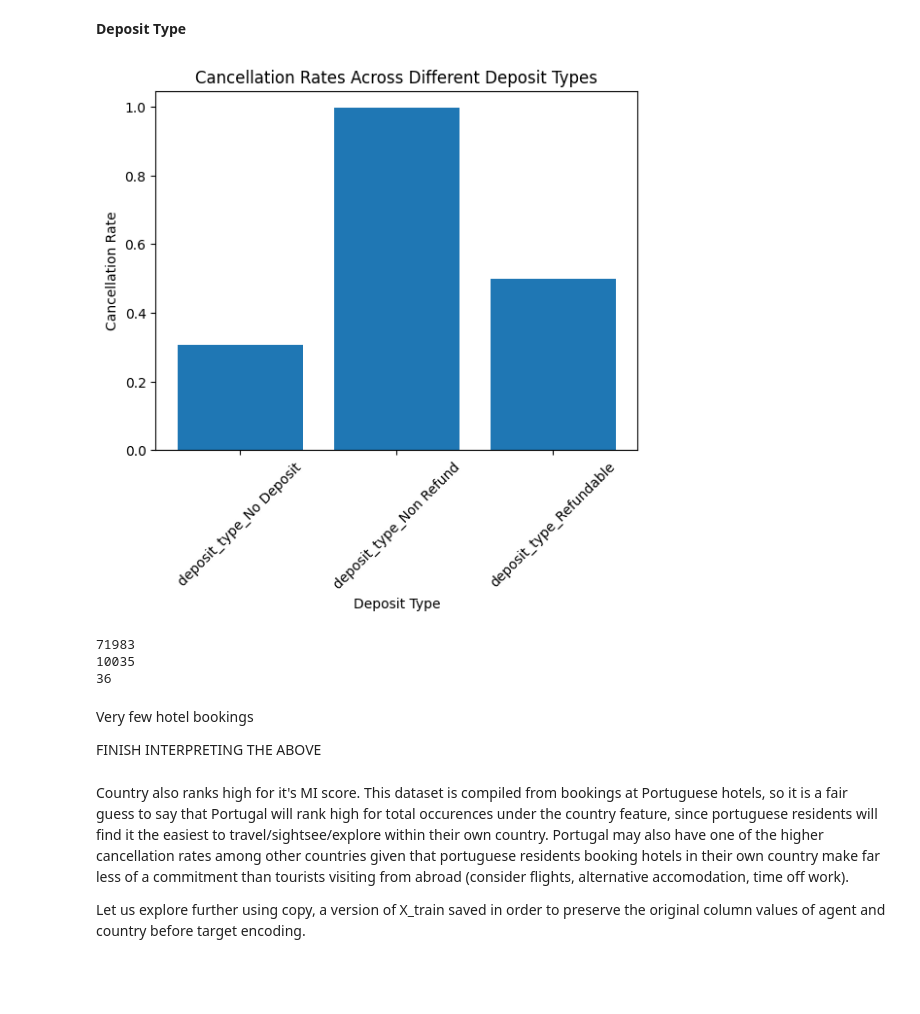
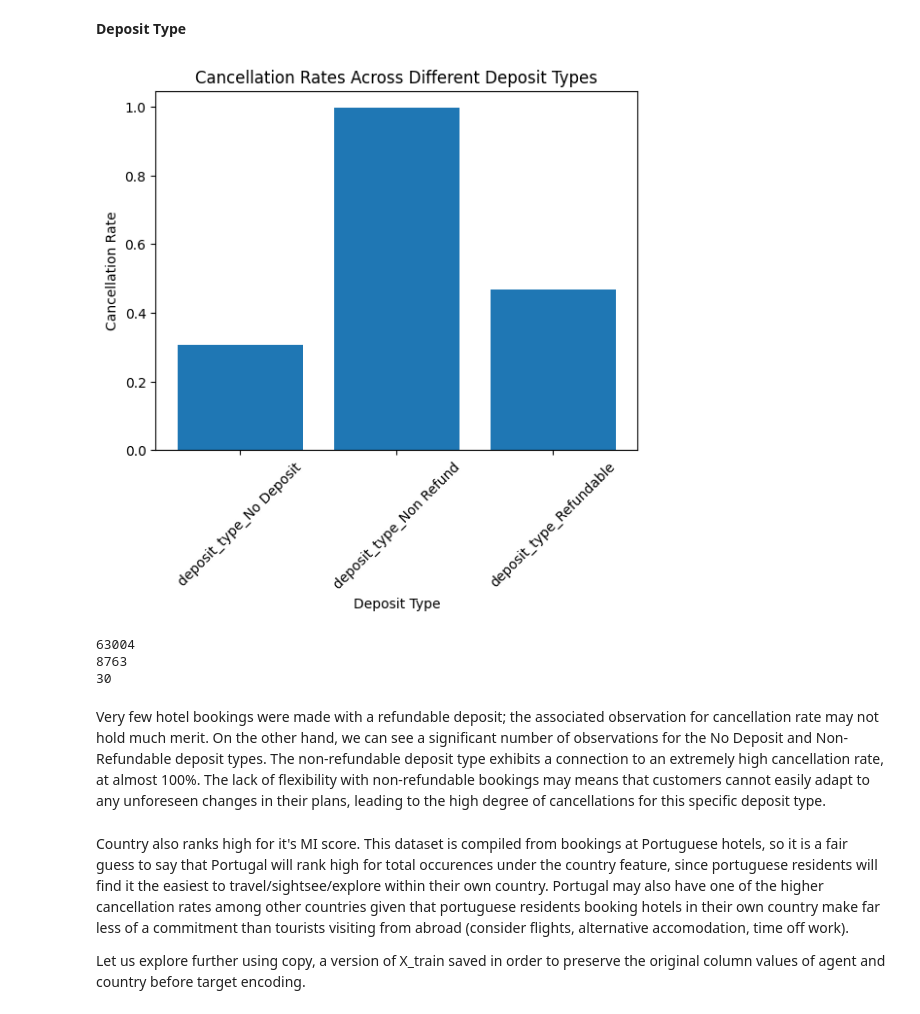
Before and after one commit to uttejmannava/hotelbookingML, a Jupyter notebook: SupervisedML/HotelBooking.ipynb, the cells around one changed output. Saved outputs shown, nothing was run; the diff lists cells and outputs as text; code cells hidden in the pictures; blank space fills up the shorter version.

```diff
--- a/SupervisedML/HotelBooking.ipynb
+++ b/SupervisedML/HotelBooking.ipynb
@@ -236,7 +236,7 @@ train-test split
 X = data.drop(columns='is_canceled')
 Y = data['is_canceled']
 
-X_train, X_test, y_train, y_test = train_test_split(X, Y, test_size=0.2, random_state=30)
+X_train, X_test, y_train, y_test = train_test_split(X, Y, test_size=0.3, random_state=30)
 # %% [markdown]
 target encoding agent, country columns in train/test sets separately; avoid data leakage
 # %%
@@ -314,39 +314,37 @@ We will explore further
 # %%
 deposit_type_cancel_totals = {'deposit_type_No Deposit': 0, 'deposit_type_Non Refund': 0, 'deposit_type_Refundable': 0}
 
 for id, row in X_train.iterrows():
     deposit_types = row[59:62]
-    for i in deposit_types.index:
-        if deposit_types[i] == 1:
-            deposit_type_cancel_totals[i] += y_train[id]
+    for deposit_type, value in deposit_type_cancel_totals.items():
+        if deposit_types[deposit_type] == 1:
+            deposit_type_cancel_totals[deposit_type] += y_train[id]
             break
 
 cancellation_rates = {}
 for deposit_type, total in deposit_type_cancel_totals.items():
     total_occurrences = (X_train[deposit_type]==1).sum()
     cancellation_rate = total / total_occurrences if total_occurrences > 0 else 0.0
     cancellation_rates[deposit_type] = cancellation_rate
 
 plt.bar(cancellation_rates.keys(), cancellation_rates.values())
 plt.xlabel('Deposit Type')
 plt.xticks(rotation=45)
 plt.ylabel('Cancellation Rate')
 plt.title('Cancellation Rates Across Different Deposit Types')
 plt.show()
 # %% [output]
-[figure, old version]
+[figure, new version]
 # %%
 for deposit_type, total in deposit_type_cancel_totals.items():
     total_occurrences = (X_train[deposit_type]==1).sum()
     print(total_occurrences)
 # %% [output]
-71983
-10035
-36
+63004
+8763
+30
-# %% [markdown]
-Very few hotel bookings
-
-FINISH INTERPRETING THE ABOVE
+# %% [markdown]
+Very few hotel bookings were made with a refundable deposit; the associated observation for cancellation rate may not hold much merit. On the other hand, we can see a significant number of observations for the No Deposit and Non-Refundable deposit types. The non-refundable deposit type exhibits a connection to an extremely high cancellation rate, at almost 100%. The lack of flexibility with non-refundable bookings may means that customers cannot easily adapt to any unforeseen changes in their plans, leading to the high degree of cancellations for this specific deposit type.
 # %% [markdown]
 Country also ranks high for it's MI score. This dataset is compiled from bookings at Portuguese hotels, so it is a fair guess to say that Portugal will rank high for total occurences under the country feature, since portuguese residents will find it the easiest to travel/sightsee/explore within their own country. Portugal may also have one of the higher cancellation rates among other countries given that portuguese residents booking hotels in their own country make far less of a commitment than tourists visiting from abroad (consider flights, alternative accomodation, time off work).
 
```
Also changed, not shown: parts of 13 cells of this notebook.
